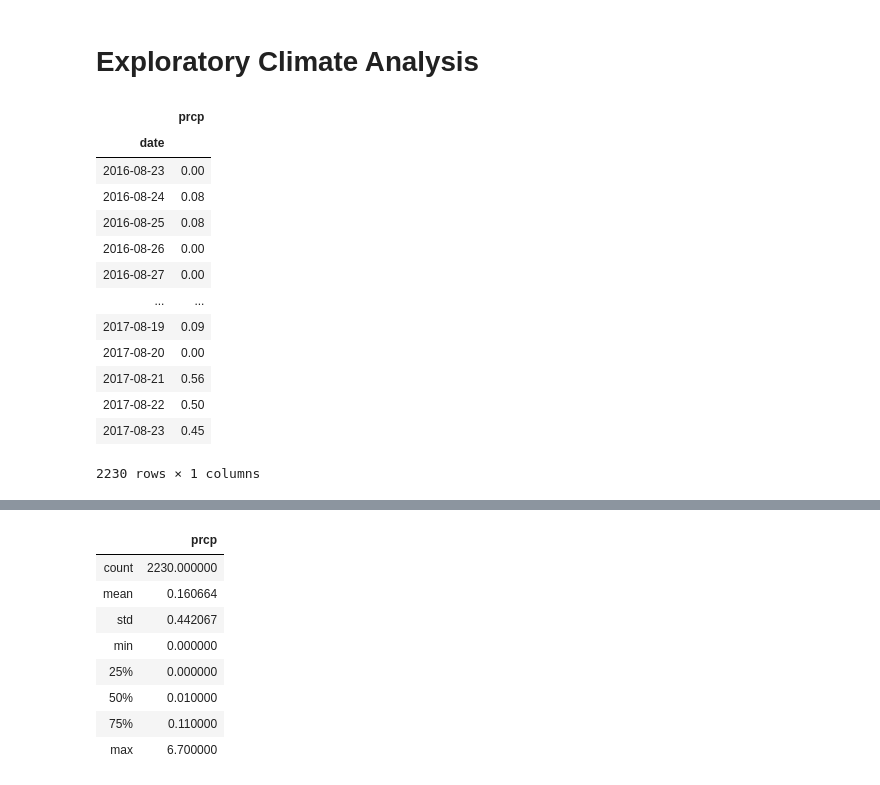
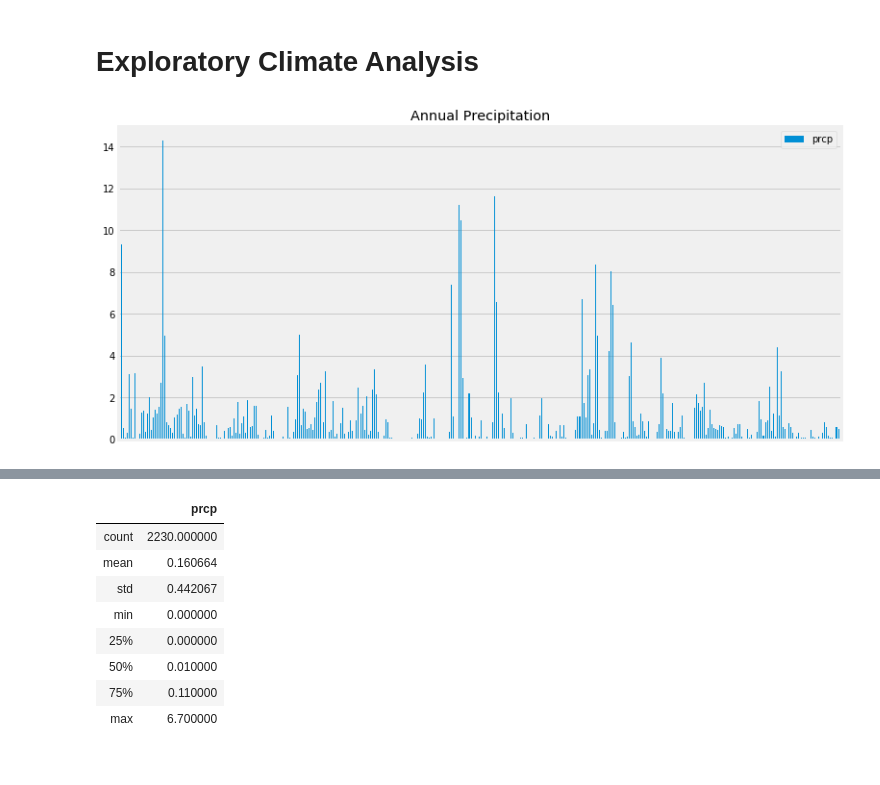
Before and after one commit to apspatz/sqlalchemy-challenge, a Jupyter notebook: climate.ipynb, the cells around one changed output, grey strips where cells are left out. Drawn from its saved outputs; the diff is of its cells as text; code cells hidden in the pictures.

```diff
--- a/climate.ipynb
+++ b/climate.ipynb
@@ -65,37 +65,25 @@ elevation FLOAT
 # %%
 # Design a query to retrieve the last 12 months of precipitation data and plot the results
 last_date = session.query(Measurement.date).order_by(Measurement.date.desc()).first()
 last_date = np.ravel(last_date)
 last_date
 # Perform a query to retrieve the data and precipitation scores
-data = session.query(Measurement.date, Measurement.prcp).filter(Measurement.date.between('2016-08-23', last_date)).all()
+data = session.query(Measurement.date,func.sum(Measurement.prcp)).filter(Measurement.date.between('2016-08-23', last_date)).\
+    group_by(Measurement.date).all()
 data
 # Save the query results as a Pandas DataFrame and set the index to the date column
-data_df = pd.DataFrame(data).set_index('date')
-data_df['prcp'] = data_df['prcp'].fillna(0.0)
+data_df = pd.DataFrame(data, columns=['date','prcp']).sort_values('date').set_index('date')
 data_df
 # Sort the dataframe by date
 
-# Use Pandas Plotting with Matplotlib to plot the data
-# graph_data = data_df.plot(kind='bar', figsize = (12,6))
-# graph_data.set_ylim(0,7.0)
-# plt.xticks(rotation = 'vertical')
-# plt.show()
+# # # Use Pandas Plotting with Matplotlib to plot the data
+graph_data = data_df.plot.bar(ylim = (0,15.0), title = 'Annual Precipitation', figsize = (12,6), xticks = None)
+ax1 = plt.axes()
+x_axis = ax1.axes.get_xaxis()
+x_axis.set_visible(False)
+plt.show()
 # %% [output]
-|  | prcp |
-| date |  |
-| 2016-08-23 | 0.00 |
-| 2016-08-24 | 0.08 |
-| 2016-08-25 | 0.08 |
-| 2016-08-26 | 0.00 |
-| 2016-08-27 | 0.00 |
-| ... | ... |
-| 2017-08-19 | 0.09 |
-| 2017-08-20 | 0.00 |
-| 2017-08-21 | 0.56 |
-| 2017-08-22 | 0.50 |
-| 2017-08-23 | 0.45 |
-2230 rows × 1 columns
+[figure, added]
 # %% [markdown]
 ![precipitation](Images/precipitation.png)
 # %%
```
Also changed, not shown: parts of 5 cells of this notebook.
